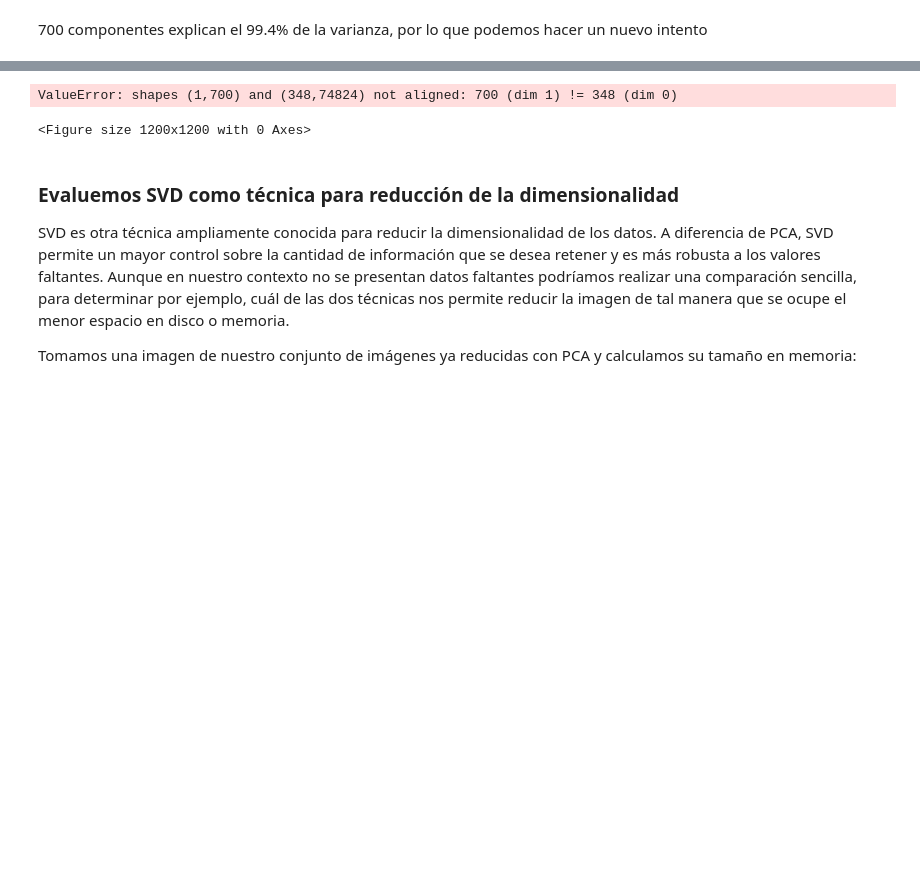
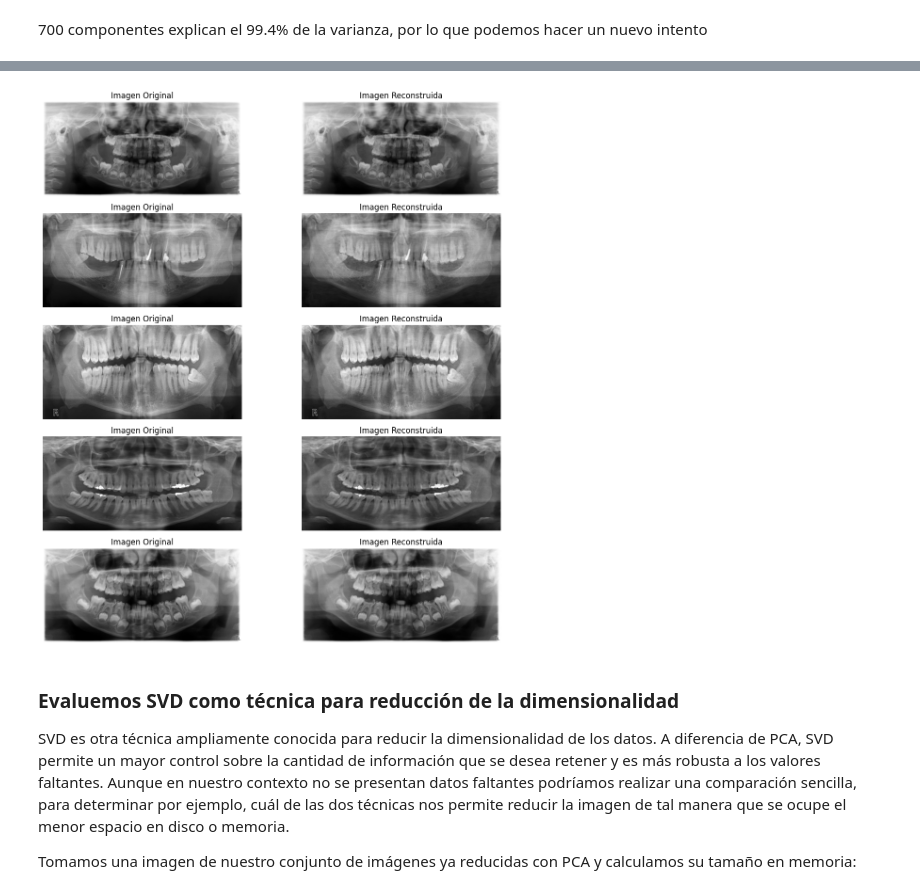
Before and after one commit to MadavR/DentalSegmentation, a Jupyter notebook: 3_Reducing_dimensionality.ipynb, the cells around one changed output, grey strips where cells are left out. Drawn from its saved outputs; the diff is of its cells as text; code cells hidden in the pictures; blank space fills up the shorter version.

```diff
--- a/3_Reducing_dimensionality.ipynb
+++ b/3_Reducing_dimensionality.ipynb
@@ -197,8 +197,36 @@ array([[-3.39874518e+03, -3.36958477e+03,  7.25743665e+03, ...,
-# %%
-plot_samples(df, X_reduced_700)
-# %% [output]
-ValueError: shapes (1,700) and (348,74824) not aligned: 700 (dim 1) != 348 (dim 0)
-<Figure size 1200x1200 with 0 Axes>
+# %%
+# Número de pares de imágenes a mostrar
+num_pairs = 5
+random_indices = np.random.randint(0, len(X), size=num_pairs)
+
+# Crear una figura con subtramas para los pares de imágenes
+plt.figure(figsize=(12, 12))
+
+for i, random_index in enumerate(random_indices):
+    # Obtener una imagen al azar y su correspondiente reducida
+    sample = df.iloc[random_index]['image']
+    sample_reduced = X_reduced_700[random_index]
+
+    sample_original = pca_model_700.inverse_transform([sample_reduced])
+    sample_original = sample_original[0]
+
+    # Subtrama para la imagen original
+    plt.subplot(num_pairs, 2, 2 * i + 1)
+    plt.imshow(sample.reshape((188, 398)), cmap='gray')
+    plt.title('Imagen Original')
+    plt.axis('off')
+
+    # Subtrama para la imagen reconstruida
+    plt.subplot(num_pairs, 2, 2 * i + 2)
+    plt.imshow(sample_original.reshape((188, 398)), cmap='gray')
+    plt.title('Imagen Reconstruida')
+    plt.axis('off')
+
+# Ajustar el espaciado entre las subtramas
+plt.tight_layout()
+plt.show()
+# %% [output]
+[figure, added]
 # %% [markdown]
 ### Evaluemos SVD como técnica para reducción de la dimensionalidad
 
```
Also changed, not shown: parts of 6 cells of this notebook, 3 other files.
